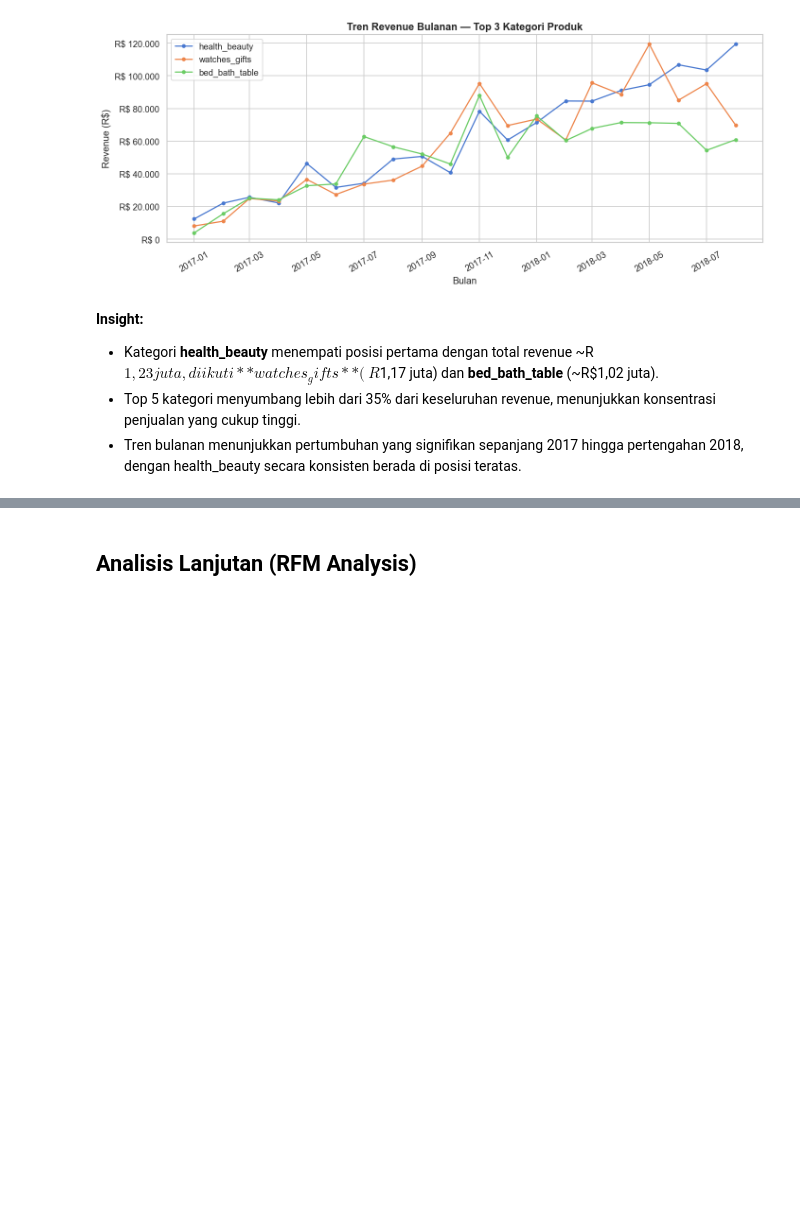
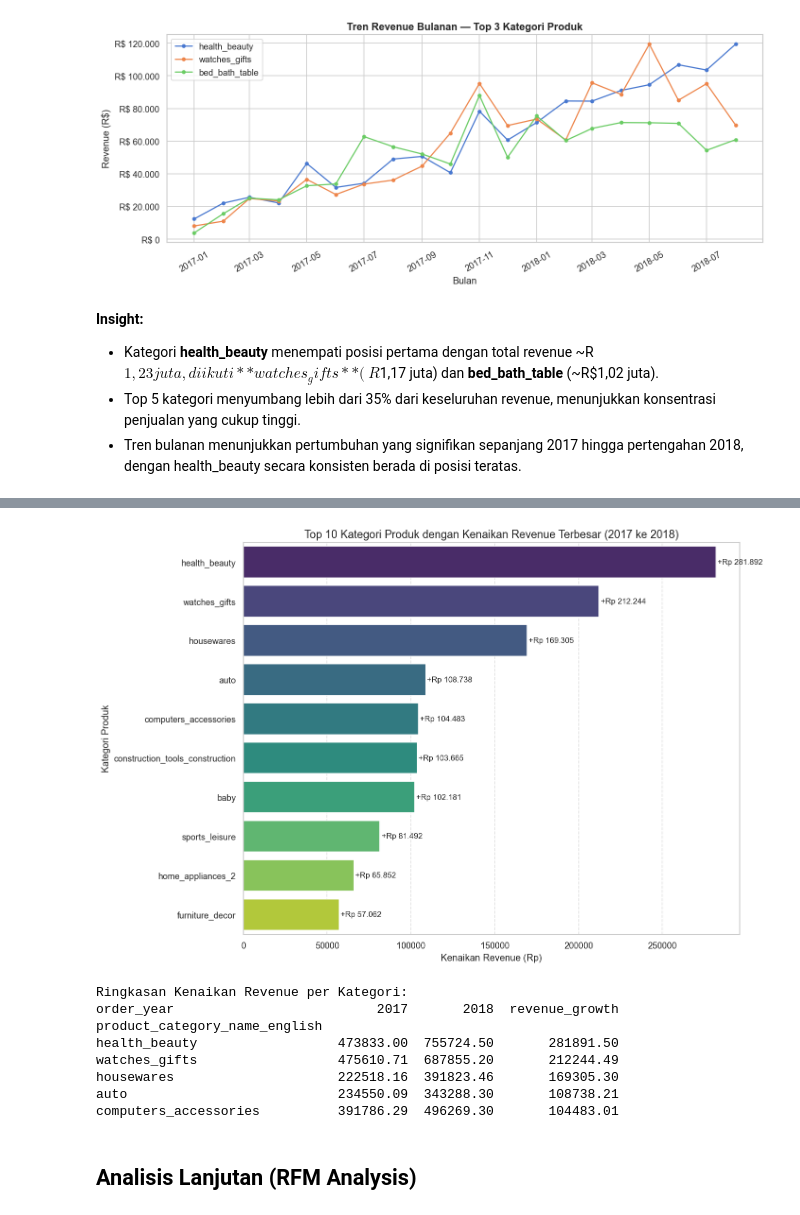
Before and after one commit to nisajamalia/Dashboard-Submission-DBS, a Jupyter notebook: notebook.ipynb, the cells around one changed output, grey strips where cells are left out. Cells and saved outputs as stored; diff of their text form; code cells hidden in the pictures; blank space fills up the shorter version.

```diff
--- a/notebook.ipynb
+++ b/notebook.ipynb
@@ -407,3 +316,32 @@ plt.show()
+# %%
+top_growth = pivot_revenue.head(10)
+plt.figure(figsize=(12, 8))
+sns.barplot(
+    x=top_growth['revenue_growth'],
+    y=top_growth.index,
+    palette='viridis'
+)
+plt.title('Top 10 Kategori Produk dengan Kenaikan Revenue Terbesar (2017 ke 2018)', fontsize=14)
+plt.xlabel('Kenaikan Revenue (Rp)', fontsize=12)
+plt.ylabel('Kategori Produk', fontsize=12)
+plt.grid(axis='x', linestyle='--', alpha=0.6)
+for i, v in enumerate(top_growth['revenue_growth']):
+    plt.text(v + 1000, i, f'+Rp {v:,.0f}'.replace(',', '.'), va='center', fontsize=10)
+plt.tight_layout()
+plt.show()
+# Menampilkan ringkasan data
+print("Ringkasan Kenaikan Revenue per Kategori:")
+print(top_growth[[2017, 2018, 'revenue_growth']].head(5))
+# %% [output]
+[figure, added]
+Ringkasan Kenaikan Revenue per Kategori:
+order_year                          2017       2018  revenue_growth
+product_category_name_english
+health_beauty                  473833.00  755724.50       281891.50
+watches_gifts                  475610.71  687855.20       212244.49
+housewares                     222518.16  391823.46       169305.30
+auto                           234550.09  343288.30       108738.21
+computers_accessories          391786.29  496269.30       104483.01
 # %% [markdown]
 ## Analisis Lanjutan (RFM Analysis)
 # %%
```
Also changed, not shown: parts of 9 cells of this notebook, 1 other file.
